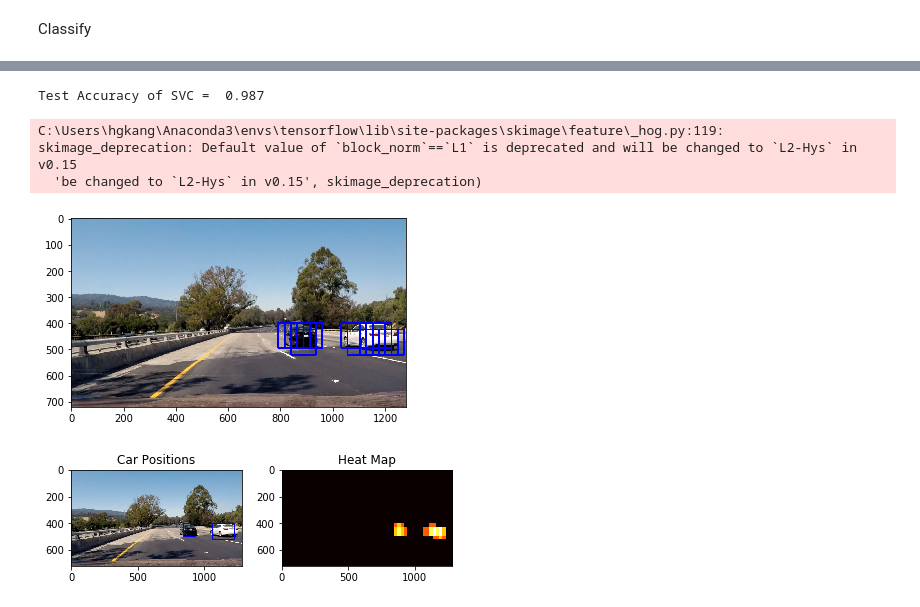
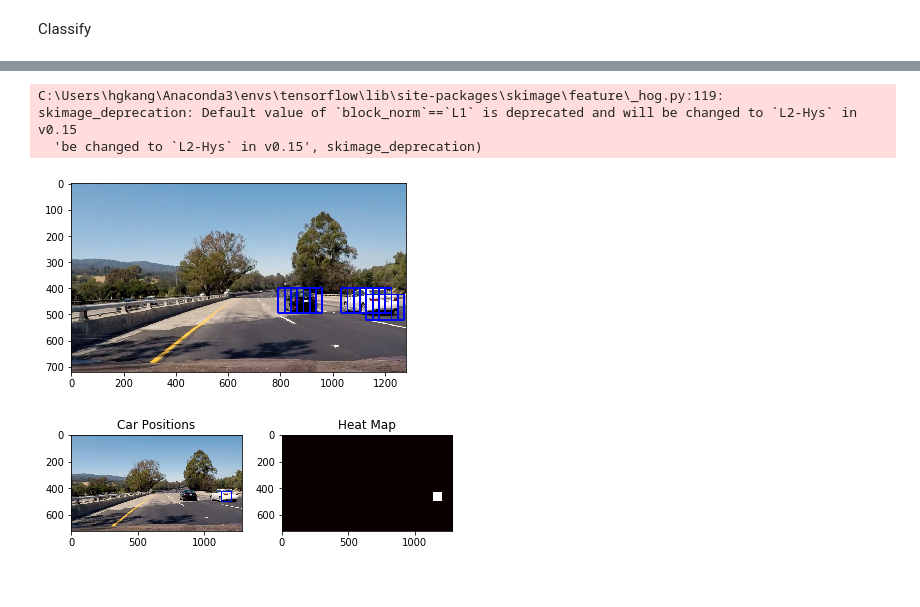
Before and after one commit to kdsian/CarND-P5-Vehicle-Detection, a Jupyter notebook: P5-Vehicle-Detection.ipynb, the cells around one changed output, grey strips where cells are left out. Saved outputs shown, nothing was run; the diff lists cells and outputs as text; code cells hidden in the pictures.

```diff
--- a/P5-Vehicle-Detection.ipynb
+++ b/P5-Vehicle-Detection.ipynb
@@ -258,19 +258,13 @@ Test Accuracy of SVC =  0.987
-# %%
-svc.fit(X_train, y_train) # Train the classifier
-
-print('Test Accuracy of SVC = ', round(svc.score(X_test, y_test), 4)) # Check the score of the SVC
-# %% [output]
-Test Accuracy of SVC =  0.987
 # %%
 # Define a single function that can extract features using hog sub-sampling and make predictions
 def find_cars(img, ystart, ystop, scale, svc, X_scaler, orient, pix_per_cell,
-              cell_per_block, spatial_size, hist_bins):
+              cell_per_block, spatial_size, hist_bins,color_space):
     bbox_list=[]
     draw_img = np.copy(img)
     img = img.astype(np.float32)/255
 
     img_tosearch = img[ystart:ystop,:,:]
-    ctrans_tosearch = convert_color(img_tosearch, 'YCrCb')
+    ctrans_tosearch = convert_color(img_tosearch, color_space)
     if scale != 1:
         imshape = ctrans_tosearch.shape
         ctrans_tosearch = cv2.resize(ctrans_tosearch, (np.int(imshape[1]/scale), np.int(imshape[0]/scale)))
@@ -332,13 +326,15 @@ def find_cars(img, ystart, ystop, scale, svc, X_scaler, orient, pix_per_cell,
 # %%
 image = mpimg.imread('test_images/test4.jpg')
 scale = 1.5
-out_img ,box_list = find_cars(image, y_start_stop[0], y_start_stop[1], scale, svc, X_scaler, orient, pix_per_cell, cell_per_block, spatial_size, hist_bins)
+out_img ,box_list = find_cars(image, y_start_stop[0], y_start_stop[1], scale,
+                              svc, X_scaler, orient, pix_per_cell, cell_per_block,
+                              spatial_size, hist_bins,color_space)
 plt.imshow(out_img)
 plt.savefig('example_images/box.png')
 # %% [output]
 C:\Users\hgkang\Anaconda3\envs\tensorflow\lib\site-packages\skimage\feature\_hog.py:119: skimage_deprecation: Default value of `block_norm`==`L1` is deprecated and will be changed to `L2-Hys` in v0.15
   'be changed to `L2-Hys` in v0.15', skimage_deprecation)
-[figure, old version]
+[figure, new version]
 # %%
 
 def add_heat(heatmap, bbox_list):
@@ -371,14 +367,22 @@ def draw_labeled_bboxes(img, labels):
         cv2.rectangle(img, bbox[0], bbox[1], (0,0,255), 6)
     # Return the image
     return img
+# %%
+from collections import deque
+cache = deque(maxlen=10)
 # %%
-def threshold(img,box_list):
+def threshold(img,box_list,cache):
     heat = np.zeros_like(image[:,:,0]).astype(np.float)
     # Add heat to each box in box list
     heat = add_heat(heat,box_list)
 
+    cache.append(heat)
+    # Accumulate heatmaps for thresholding, might use average as well
+    heat = np.sum(cache, axis=0)
+
     # Apply threshold to help remove false positives
-    heat = apply_threshold(heat,2)
+    heat = apply_threshold(heat,4)
+
 
     # Visualize the heatmap when displaying
     heatmap = np.clip(heat, 0, 255)
@@ -388,20 +392,18 @@ def threshold(img,box_list):
     draw_img = draw_labeled_bboxes(np.copy(img), labels)
     return draw_img,heatmap
 # %%
-
-
-draw_img,heatmap=threshold(image,box_list)
+draw_img,heatmap=threshold(image,box_list,cache)
 
 fig = plt.figure()
 plt.subplot(121)
 plt.imshow(draw_img)
 plt.title('Car Positions')
 plt.subplot(122)
 plt.imshow(heatmap, cmap='hot')
 plt.title('Heat Map')
 fig.tight_layout()
 plt.savefig('example_images/threshold.png')
 # %% [output]
-[figure, old version]
+[figure, new version]
 # %%
 def process_image(image_pip):
```
Also changed, not shown: parts of 6 cells of this notebook, 7 other files.
